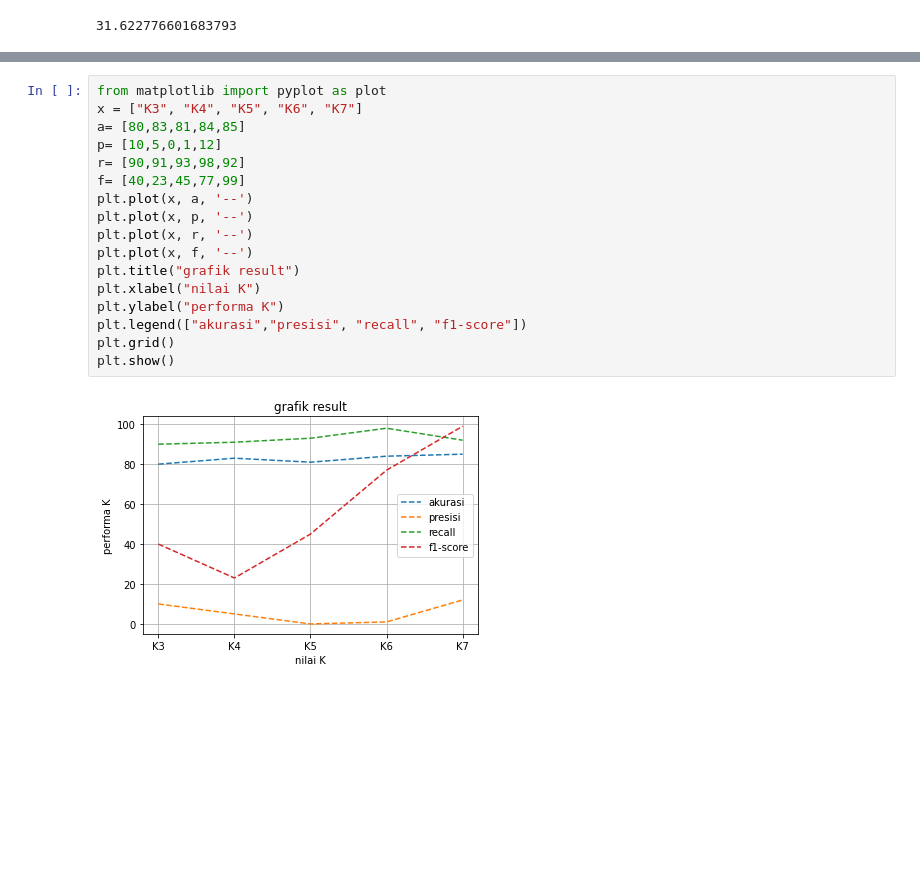
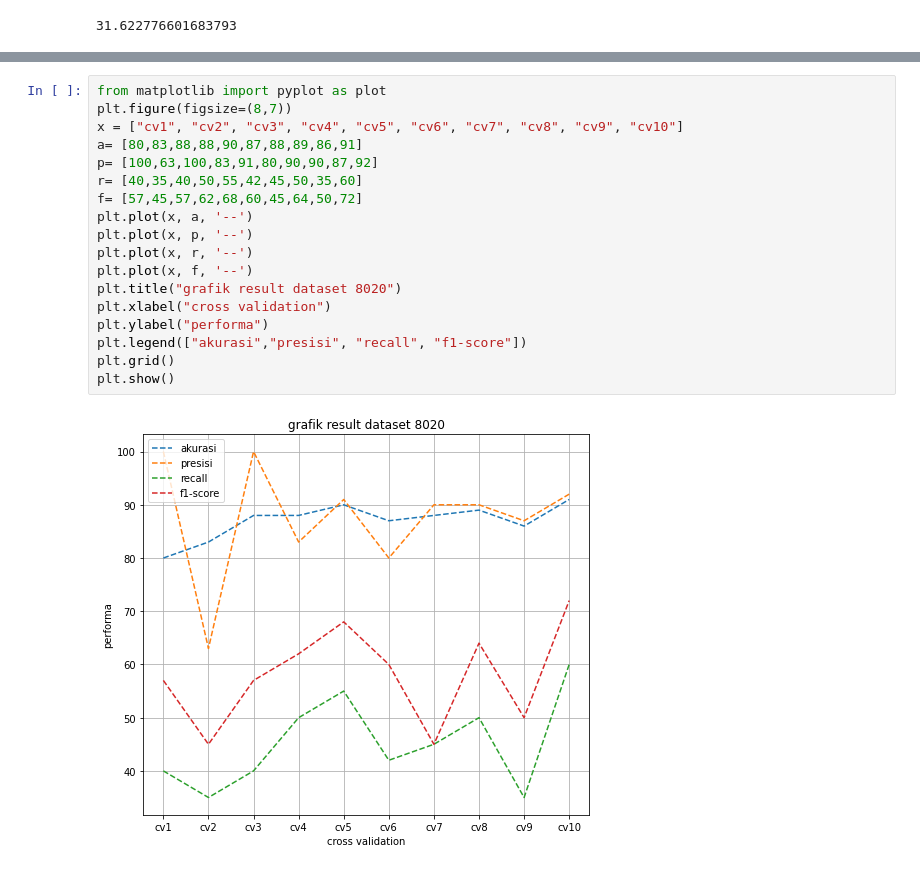
Before and after one commit to inggriantip/skripsi, a Jupyter notebook: sourcecode.ipynb, the cells around one changed output, grey strips where cells are left out. Drawn from its saved outputs; the diff is of its cells as text; blank space fills up the shorter version.

```diff
--- a/sourcecode.ipynb
+++ b/sourcecode.ipynb
@@ -144,19 +220,20 @@ F-Score : 0.7045454545454546
 # %%
 from matplotlib import pyplot as plot
-x = ["K3", "K4", "K5", "K6", "K7"]
-a= [80,83,81,84,85]
-p= [10,5,0,1,12]
-r= [90,91,93,98,92]
-f= [40,23,45,77,99]
+plt.figure(figsize=(8,7))
+x = ["cv1", "cv2", "cv3", "cv4", "cv5", "cv6", "cv7", "cv8", "cv9", "cv10"]
+a= [80,83,88,88,90,87,88,89,86,91]
+p= [100,63,100,83,91,80,90,90,87,92]
+r= [40,35,40,50,55,42,45,50,35,60]
+f= [57,45,57,62,68,60,45,64,50,72]
 plt.plot(x, a, '--')
 plt.plot(x, p, '--')
 plt.plot(x, r, '--')
 plt.plot(x, f, '--')
-plt.title("grafik result")
-plt.xlabel("nilai K")
-plt.ylabel("performa K")
+plt.title("grafik result dataset 8020")
+plt.xlabel("cross validation")
+plt.ylabel("performa")
 plt.legend(["akurasi","presisi", "recall", "f1-score"])
 plt.grid()
 plt.show()
 # %% [output]
-[figure, old version]
+[figure, new version]
```
Also changed, not shown: parts of 10 cells of this notebook.
